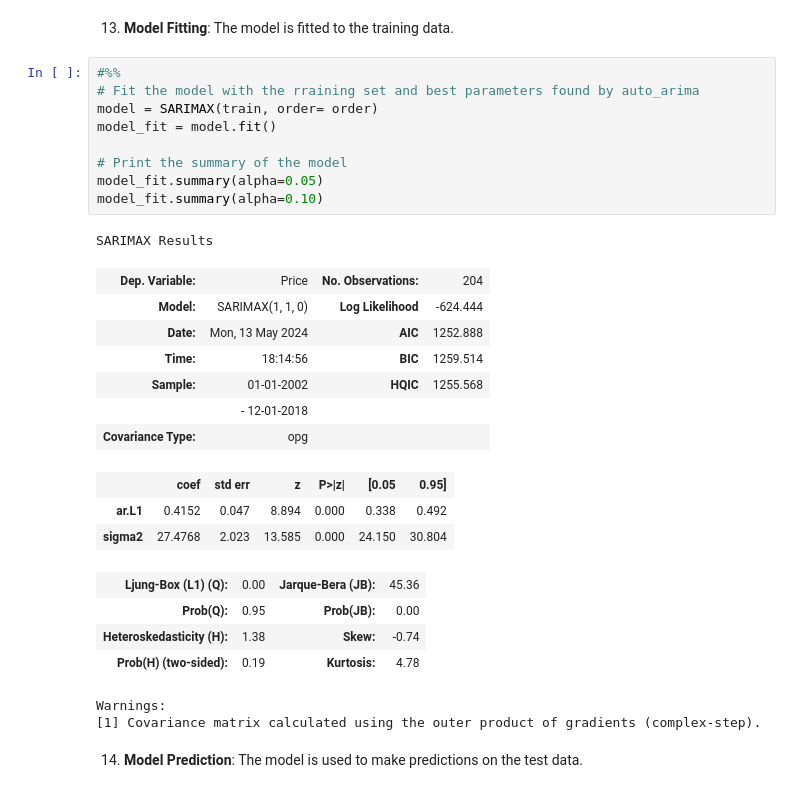
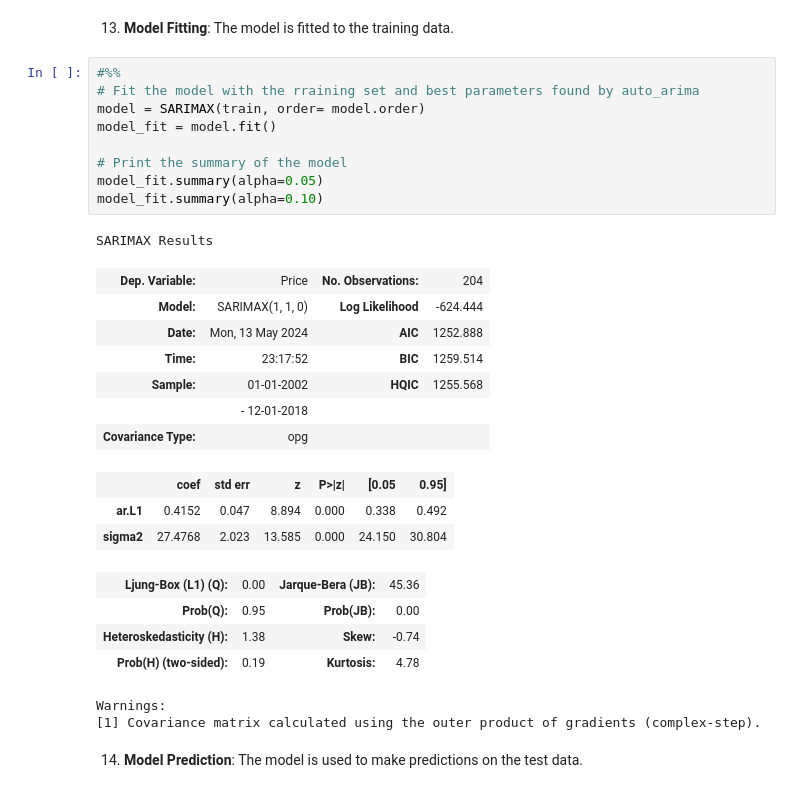
Before and after one commit to jnopareboateng/ml-library, a Jupyter notebook: crude-oil-forecast/scripts/arimav3.ipynb, the cells around one changed output. Drawn from its saved outputs; the diff is of its cells as text.

```diff
--- a/crude-oil-forecast/arimav3.ipynb
+++ b/crude-oil-forecast/scripts/arimav3.ipynb
@@ -188,18 +202,18 @@ model.plot_diagnostics(figsize=(12, 8)).show()
 # %%
 #%%
 # Fit the model with the rraining set and best parameters found by auto_arima
-model = SARIMAX(train, order= order)
+model = SARIMAX(train, order= model.order)
 model_fit = model.fit()
 
 # Print the summary of the model
 model_fit.summary(alpha=0.05)
 model_fit.summary(alpha=0.10)
 # %% [output]
 SARIMAX Results
 | Dep. Variable: | Price | No. Observations: | 204 |
 | Model: | SARIMAX(1, 1, 0) | Log Likelihood | -624.444 |
 | Date: | Mon, 13 May 2024 | AIC | 1252.888 |
-| Time: | 18:14:56 | BIC | 1259.514 |
+| Time: | 23:17:52 | BIC | 1259.514 |
 | Sample: | 01-01-2002 | HQIC | 1255.568 |
 |  | - 12-01-2018 |  |  |
 | Covariance Type: | opg |  |  |
```
Also changed, not shown: parts of 7 cells of this notebook, 10 other files.
